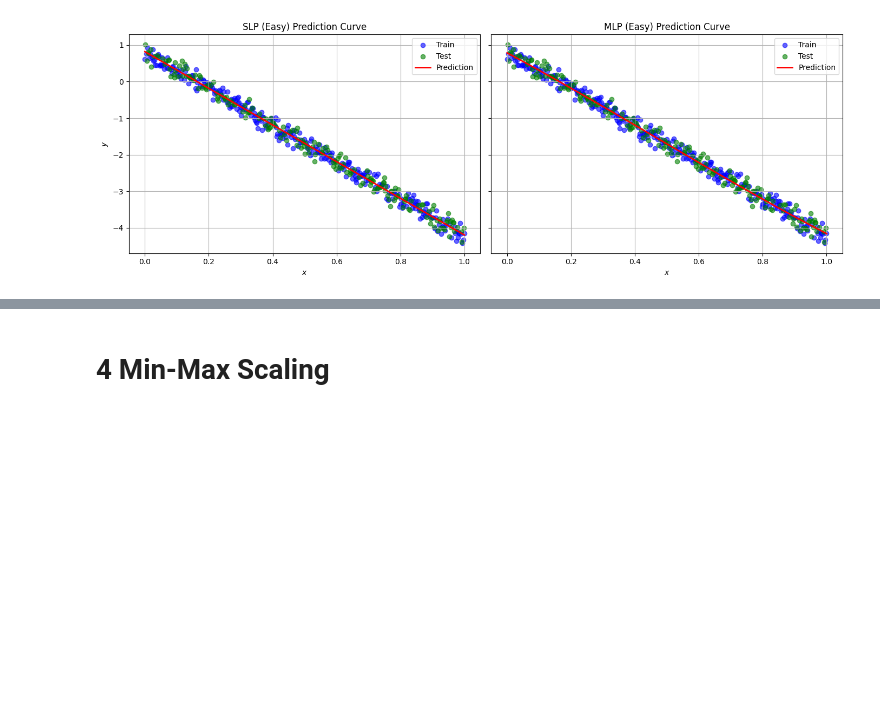
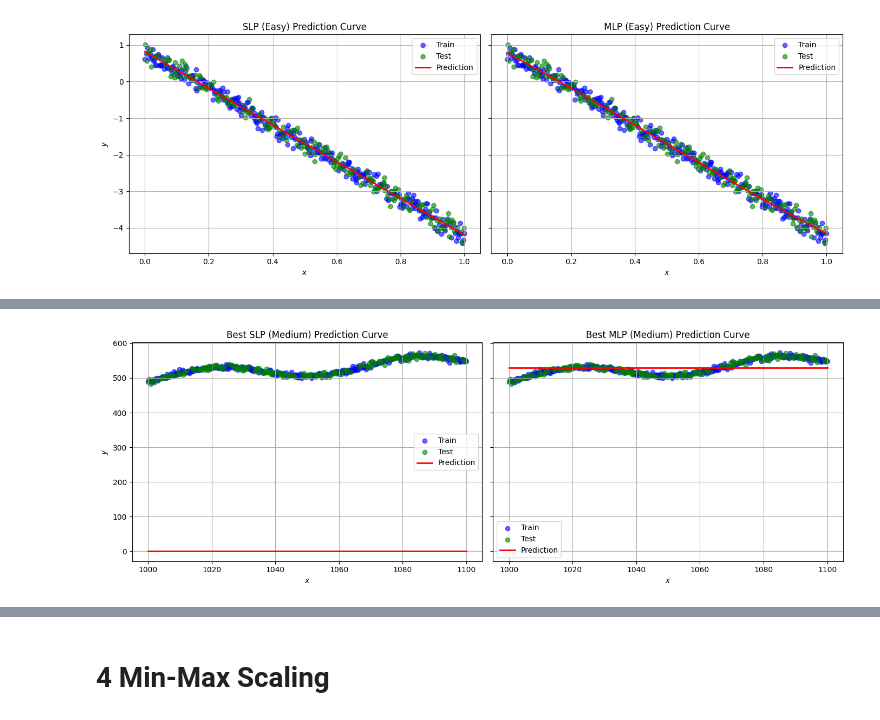
Before and after one commit to sudeonder/CS550-HW3, a Jupyter notebook: main.ipynb, the cells around one changed output, grey strips where cells are left out. Drawn from its saved outputs; the diff is of its cells as text; code cells hidden in the pictures; blank space fills up the shorter version.

```diff
--- a/main.ipynb
+++ b/main.ipynb
@@ -54,10 +54,11 @@ activation_derivatives = {
 
 # Single Layer Perceptron (SLP)
 class SingleLayerPerceptron:
-    def __init__(self, input_dim, learning_rate=0.01, momentum=0.0, weight_range=1.0):
+    def __init__(self, input_dim, learning_rate=0.01, momentum=0.0, weight_range=(-1, 1)):
         self.lr = learning_rate
         self.momentum = momentum
-        self.w = np.random.uniform(-weight_range, weight_range, size=(input_dim,))
+        low, high = weight_range
+        self.w = np.random.uniform(low, high, size=(input_dim,))
         self.b = 0.0
         self.v_w = np.zeros_like(self.w)
         self.v_b = 0.0
@@ -174,7 +175,12 @@ def run_slp_grid(x_train, y_train, x_test, y_test):
     print("🔍 Evaluating SLP configurations...")
 
     for lr, momentum in itertools.product(learning_rates, momentums):
-        model = SingleLayerPerceptron(input_dim=1, learning_rate=lr, momentum=momentum)
+        model = SingleLayerPerceptron(
+            input_dim=1,
+            learning_rate=lr,
+            momentum=momentum,
+            weight_range=(-1, 1)
+        )
         try:
             mse, _ = evaluate_model(model, x_train, y_train, x_test, y_test)
         except Exception as e:
@@ -189,11 +195,13 @@ def run_slp_grid(x_train, y_train, x_test, y_test):
             best_model = model
 
     if best_model is None:
-        print("⚠️ No SLP configuration converged. Using default: lr=0.01, momentum=0.0")
-        best_model = SingleLayerPerceptron(input_dim=1, learning_rate=0.01, momentum=0.0)
-        best_model.train(x_train, y_train, epochs=2000, batch_size=16, verbose=False)
-        best_config = (0.01, 0.0)
-        best_mse = mean_squared_error(y_test, best_model.predict(x_test))
+        print("⚠️ No SLP configuration converged. Using dummy model with 0 output.")
+
+        class DummySLP:
+            def predict(self, x):
+                return np.zeros(x.shape[0])
+
+        return DummySLP(), (0.01, 0.0), float('inf')
 
     return best_model, best_config, best_mse
 # %%
@@ -407,0 +451,14 @@ ValueError: Input contains NaN.
+# %%
+# Plot best SLP vs MLP on Medium Dataset
+plot_side_by_side(
+    model1=best_slp_medium,
+    model2=best_mlp_medium,
+    x_train=medium_x_train,
+    y_train=medium_y,
+    x_test=medium_x_test,
+    y_test=medium_y_test,
+    label1="Best SLP (Medium)",
+    label2="Best MLP (Medium)"
+)
+# %% [output]
+[figure, added]
```
Also changed, not shown: parts of 4 cells of this notebook.
